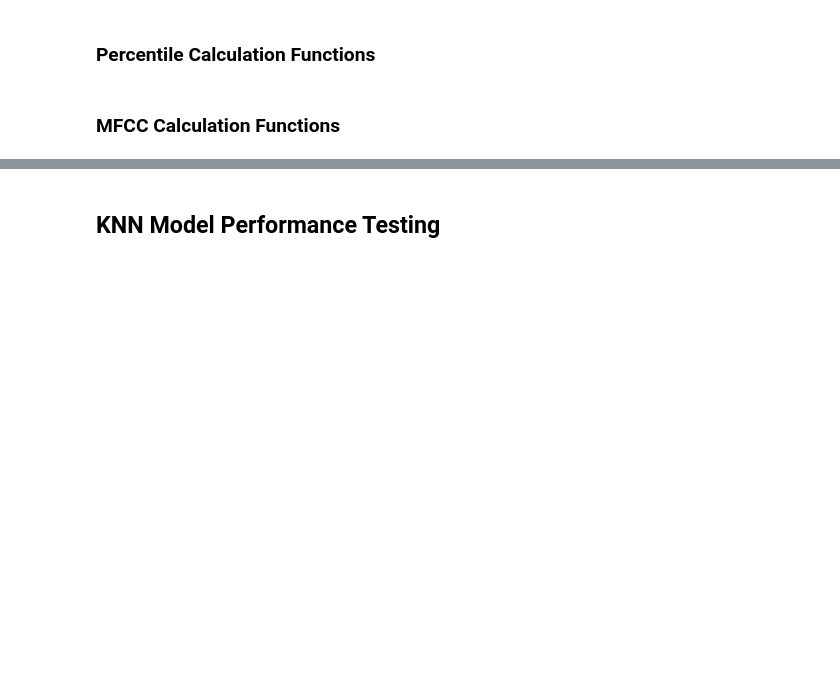
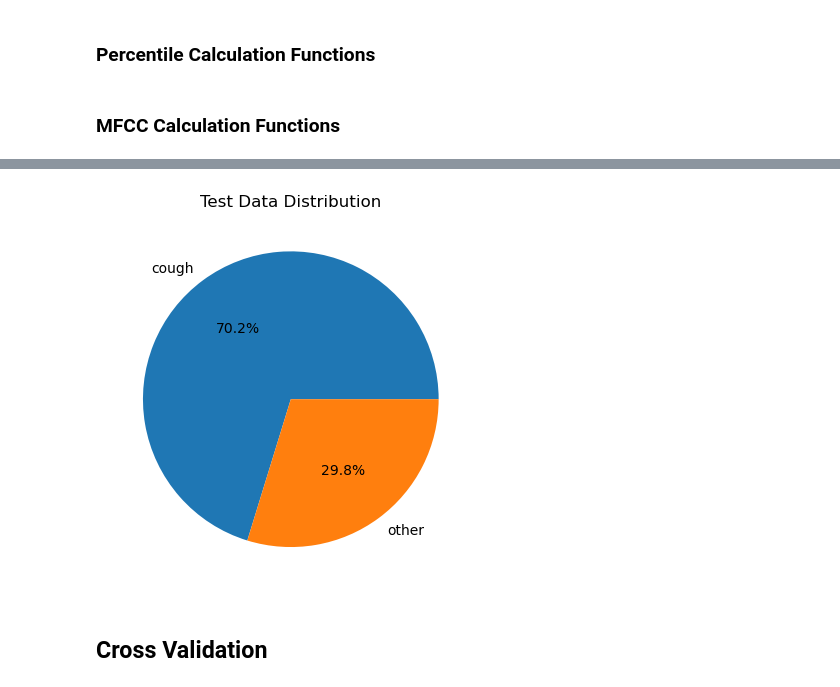
Before and after one commit to szulaldemirtas/electrosalus-research, a Jupyter notebook: cough-classification/cough-detection.ipynb, the cells around one changed output, grey strips where cells are left out. Drawn from its saved outputs; the diff is of its cells as text; code cells hidden in the pictures; blank space fills up the shorter version.

```diff
--- a/cough-classification/cough-detection.ipynb
+++ b/cough-classification/cough-detection.ipynb
@@ -413,4 +617,36 @@ Train Data
+# %%
+# Test Data
+
+df_test = pd.DataFrame.from_dict(Audiodata_test)
+
+# Create test data
+
+X_test = []
+y_test = []
+
+for row in df_test.values:
+
+    flattened_row = np.concatenate([item.flatten() if isinstance(item, np.ndarray) else [item] for item in row[:-1]])
+
+    X_test.append(flattened_row[:-1])
+    y_test.append(row[-1])
+
+
+label_encoder = LabelEncoder()
+y_test = 1 - label_encoder.fit_transform(y_test)
+
+
+# Data Distribution
+
+label_counts = df_test['label'].value_counts()
+
+fig, ax = plt.subplots()
+ax.pie(label_counts, labels=label_counts.index, autopct='%1.1f%%')
+plt.title("Test Data Distribution")
+plt.show()
+# %% [output]
+[figure, added]
+# %% [markdown]
+## Cross Validation
 # %%
 kf = KFold(n_splits=5, shuffle=False)
-# %% [markdown]
-## KNN Model Performance Testing
```
Also changed, not shown: parts of 74 cells of this notebook, 16 other files.
